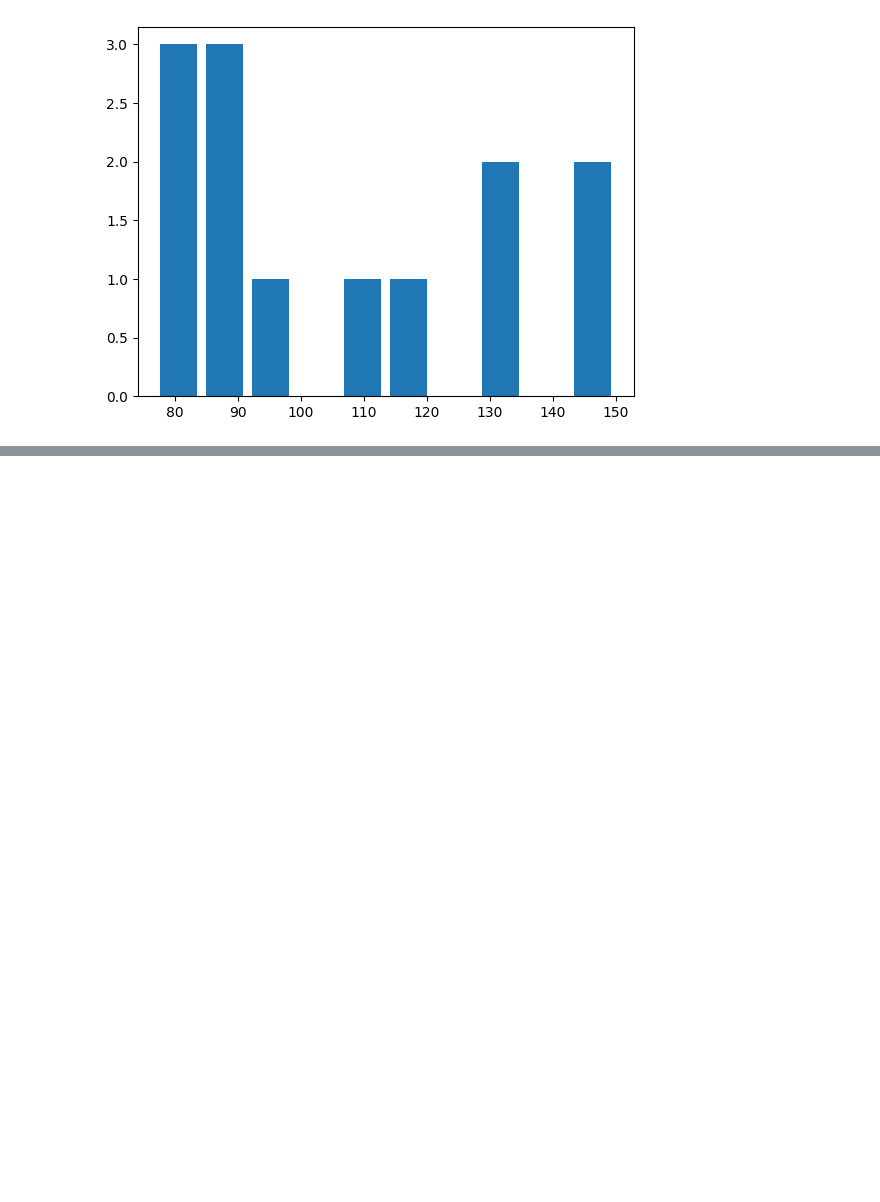
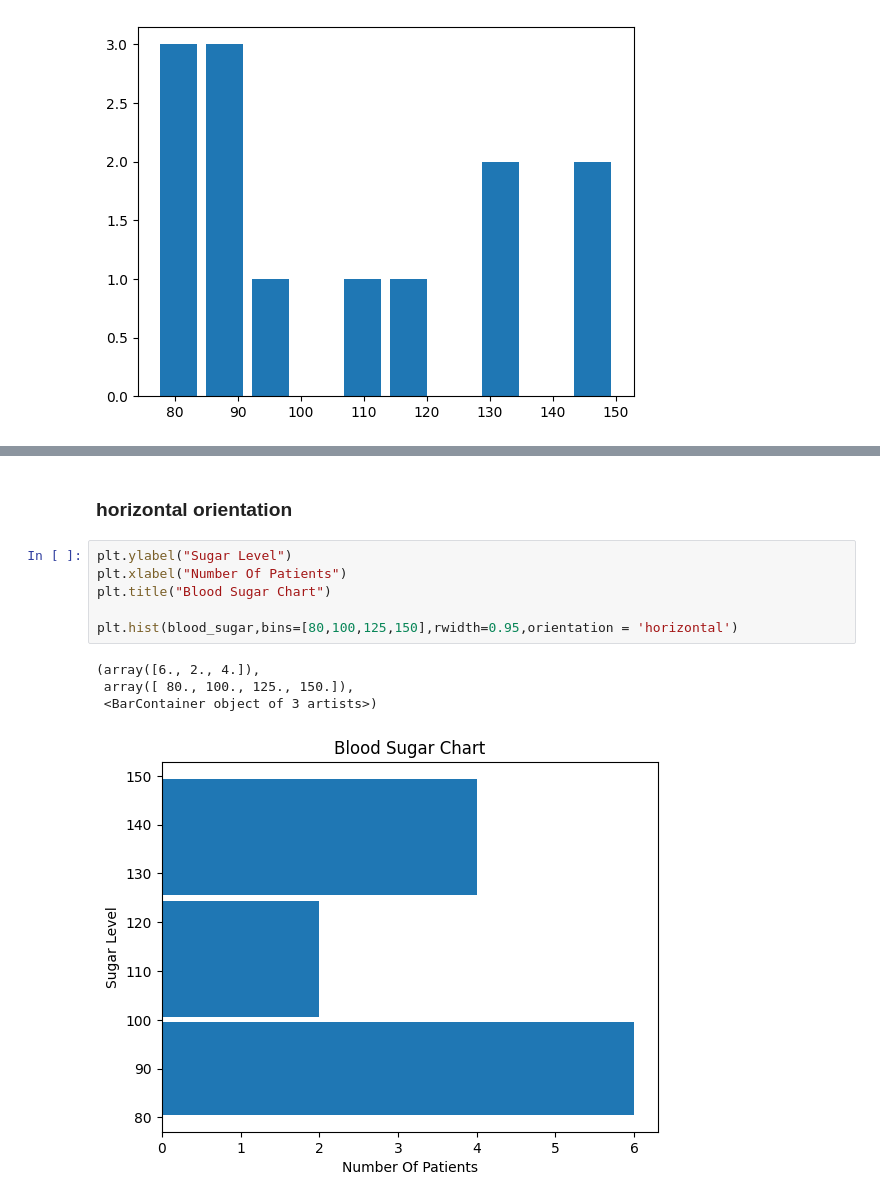
Before and after one commit to HemaGarima/Python, a Jupyter notebook: Matplotlib.ipynb, the cells around one changed output, grey strips where cells are left out. Saved outputs shown, nothing was run; the diff lists cells and outputs as text; blank space fills up the shorter version.

```diff
--- a/Matplotlib.ipynb
+++ b/Matplotlib.ipynb
@@ -172,0 +216,13 @@ plt.hist(blood_sugar , rwidth = 0.5 , bins = 4)
+# %% [markdown]
+### horizontal orientation
+# %%
+plt.ylabel("Sugar Level")
+plt.xlabel("Number Of Patients")
+plt.title("Blood Sugar Chart")
+
+plt.hist(blood_sugar,bins=[80,100,125,150],rwidth=0.95,orientation = 'horizontal')
+# %% [output]
+(array([6., 2., 4.]),
+ array([ 80., 100., 125., 150.]),
+ <BarContainer object of 3 artists>)
+[figure, added]
```
Also changed, not shown: parts of 22 cells of this notebook.
